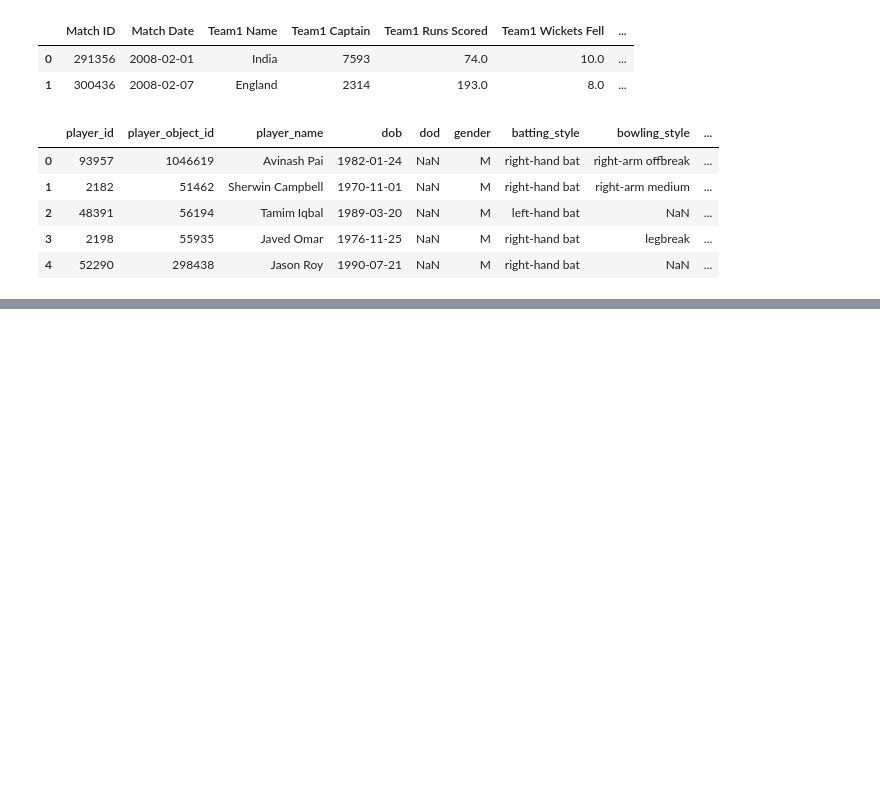
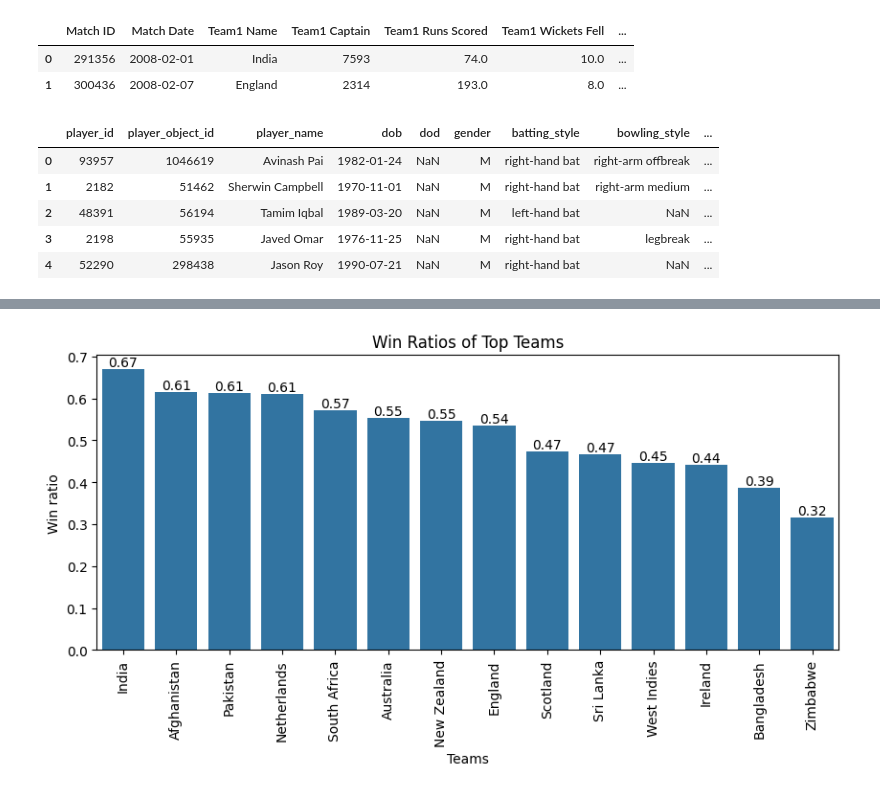
Before and after one commit to NishanD21/T20-Cricket-Data-Analysis, a Jupyter notebook: t20_cricket_analysis.ipynb, the cells around one changed output, grey strips where cells are left out. Drawn from its saved outputs; the diff is of its cells as text; code cells hidden in the pictures; blank space fills up the shorter version.

```diff
--- a/t20_cricket_analysis.ipynb
+++ b/t20_cricket_analysis.ipynb
@@ -251,0 +357,5 @@ df_players.head()
+# %%
+
+def team_matches(team):
+    df_team = df_final[(df_final['Team1 Name']==team) | (df_final['Team2 Name']==team)]
+    return df_team
@@ -251,0 +390,11 @@ df_players.head()
+# %%
+teams = []
+win_ratio = []
+
+for team in df_final['Team1 Name'].unique():
+    win_r = team_matches(team)[team_matches(team)['Match Winner'] == team].shape[0]/team_matches(team).shape[0]
+    teams.append(team)
+    win_ratio.append(win_r)
+
+df_win_r = pd.DataFrame({'Team':teams,'Win ratio':win_ratio})
+df_win_r.head(2)
@@ -251,0 +405,5 @@ df_players.head()
+# %%
+top_teams = ['Australia','India','England','Sri Lanka','South Africa','New Zealand','Pakistan','West Indies','Bangladesh','Afghanistan','Zimbabwe','Ireland','Netherlands','Scotland']
+# %%
+filtered_winr = df_win_r[df_win_r['Team'].isin(top_teams)]
+filtered_winr
@@ -251,0 +426,19 @@ df_players.head()
+# %%
+# plotting win percentages of top teams
+
+filtered_winr_sorted = filtered_winr.sort_values(by='Win ratio', ascending=False)
+
+plt.figure(figsize=(10,4))
+sns.barplot(x = 'Team', y='Win ratio',data = filtered_winr_sorted)
+plt.xlabel('Teams')
+plt.ylabel('Win ratio')
+plt.title('Win Ratios of Top Teams')
+plt.xticks(rotation=90)
+
+# Adding data labels
+for index, value in enumerate(filtered_winr_sorted['Win ratio']):
+    plt.text(index, value, f'{value:.2f}', ha='center', va='bottom')
+
+plt.show()
+# %% [output]
+[figure, added]
```
Also changed, not shown: parts of 18 cells of this notebook.
